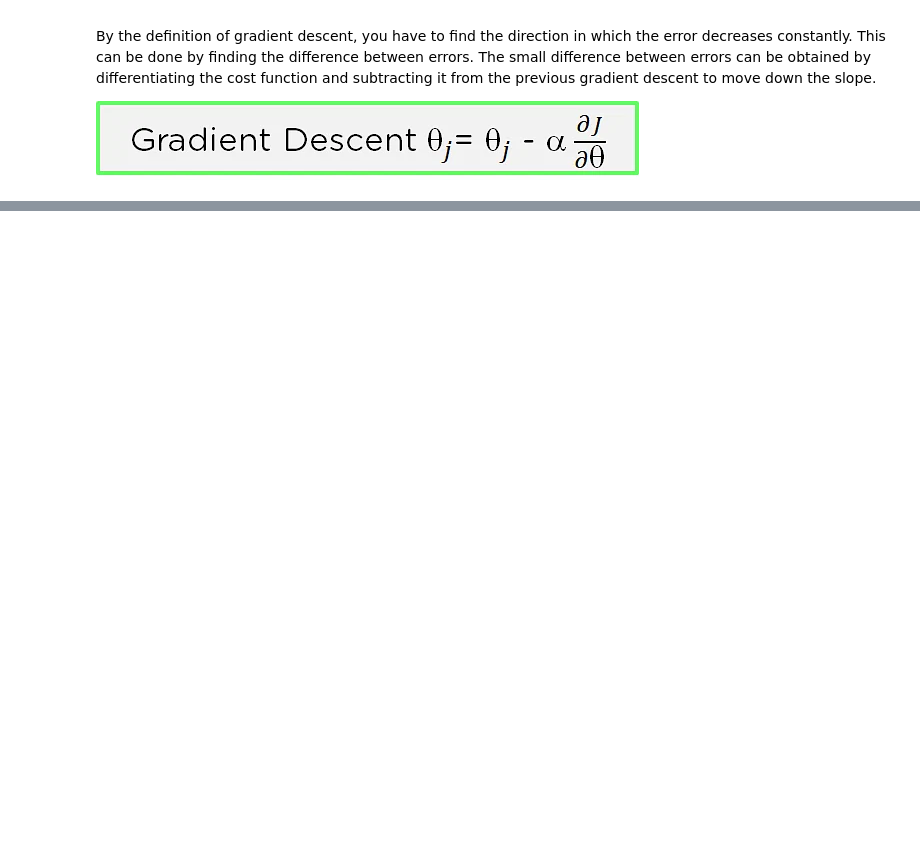
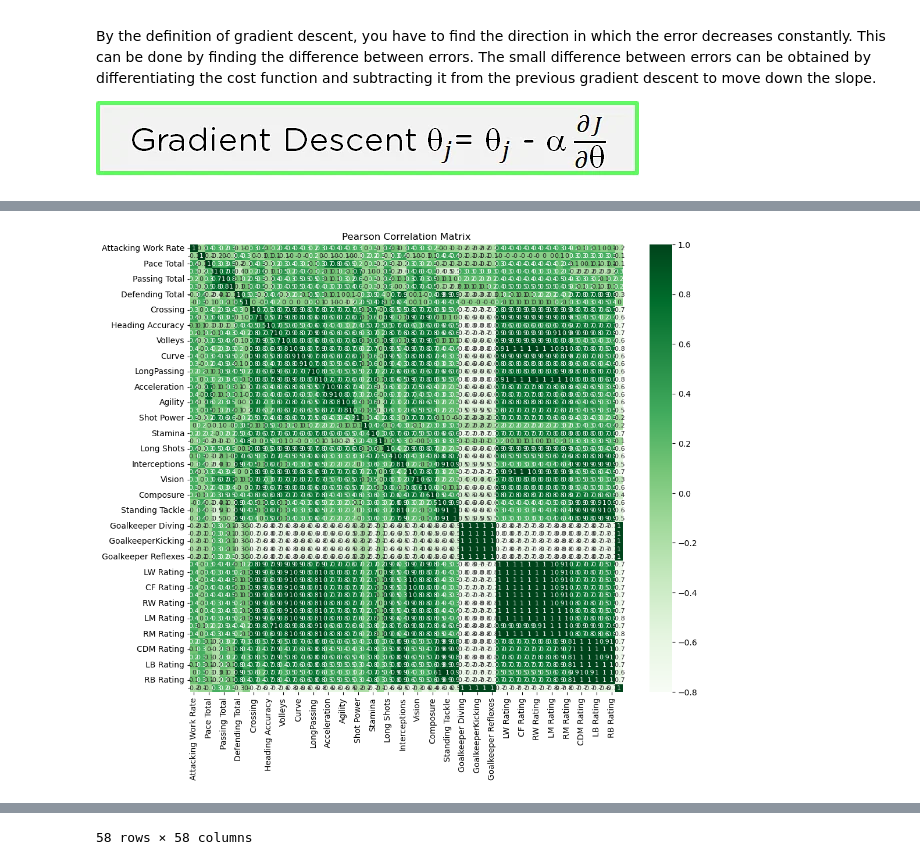
Before and after one commit to vishalgattani/machine-learning, a Jupyter notebook: fifa-23-linear-regression.ipynb, the cells around one changed output, grey strips where cells are left out. Cells and saved outputs as stored; diff of their text form; code cells hidden in the pictures; blank space fills up the shorter version.

```diff
--- a/fifa-23-linear-regression.ipynb
+++ b/fifa-23-linear-regression.ipynb
@@ -223,0 +141,10 @@ The numerical variables are : ['Pace Total', 'Shooting Total', 'Passing Total',
+# %%
+
+mapping = {'Low': -1, 'Medium': 0, 'High': 1}
+df = df.replace({'Attacking Work Rate': mapping,'Defensive Work Rate': mapping })
+
+# # label encoder for categorical columns
+# le = LabelEncoder()
+# df[categorical] = df[categorical].apply(lambda col: le.fit_transform(col))
+
+display(df.head())
@@ -223,0 +159,27 @@ The numerical variables are : ['Pace Total', 'Shooting Total', 'Passing Total',
+# %%
+
+# get correlations
+correlations = df.corr().round(1)
+cor_target = abs(correlations['Overall'])
+
+# Display features with correlation > cor_threshold
+cor_threshold = 0.8
+removed_features = cor_target[cor_target > cor_threshold]
+removed_features = removed_features.to_frame().transpose()
+removed_features_columns = removed_features.columns
+
+# dropping low correlated features
+df = df.drop(removed_features_columns, axis=1)
+
+# plot pearson correlation matrix
+fig_1 = plt.figure(figsize=(12, 10))
+new_correlations = df.corr().round(1)
+sns.heatmap(new_correlations, annot=False, cmap='Greens', annot_kws={'size': 8})
+plt.title('Pearson Correlation Matrix')
+plt.show()
+
+# show high correlated features
+highly_correlated_features = new_correlations[new_correlations > 0.75]
+display(highly_correlated_features.fillna('-'))
+# %% [output]
+[figure, added]
@@ -223,0 +203 @@ The numerical variables are : ['Pace Total', 'Shooting Total', 'Passing Total',
+58 rows × 58 columns
```
Also changed, not shown: parts of 5 cells of this notebook, 4 other files.
